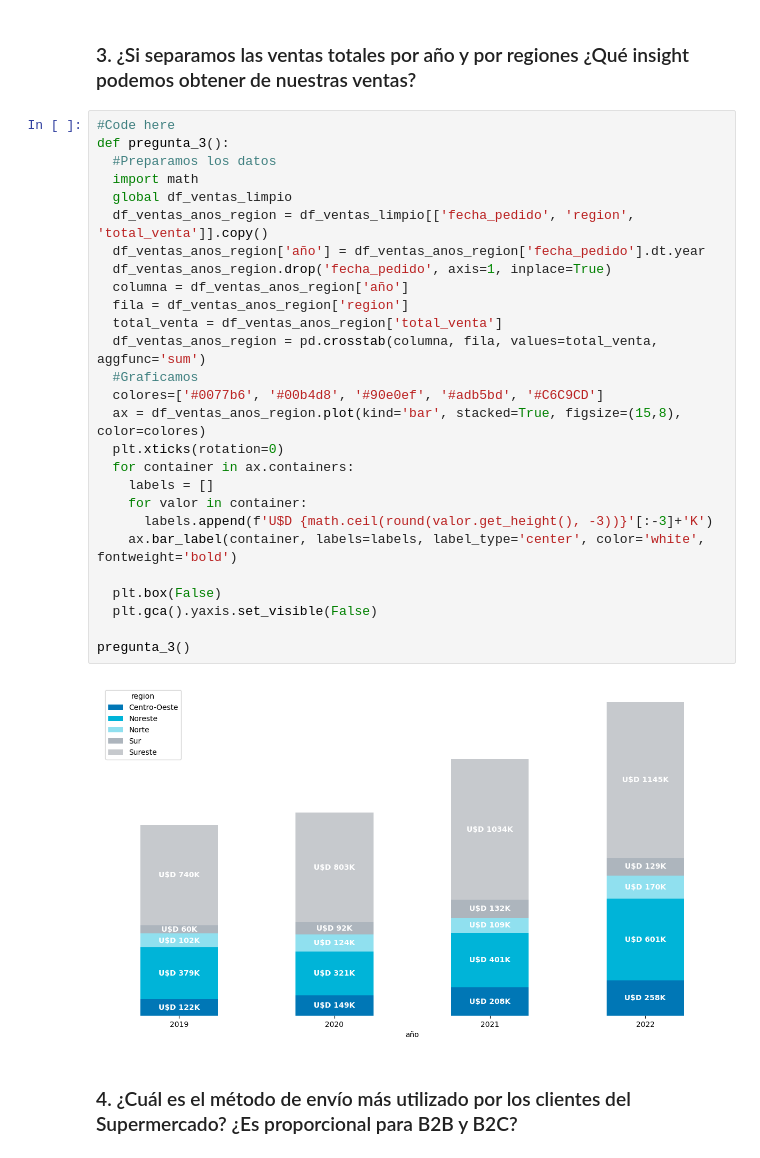
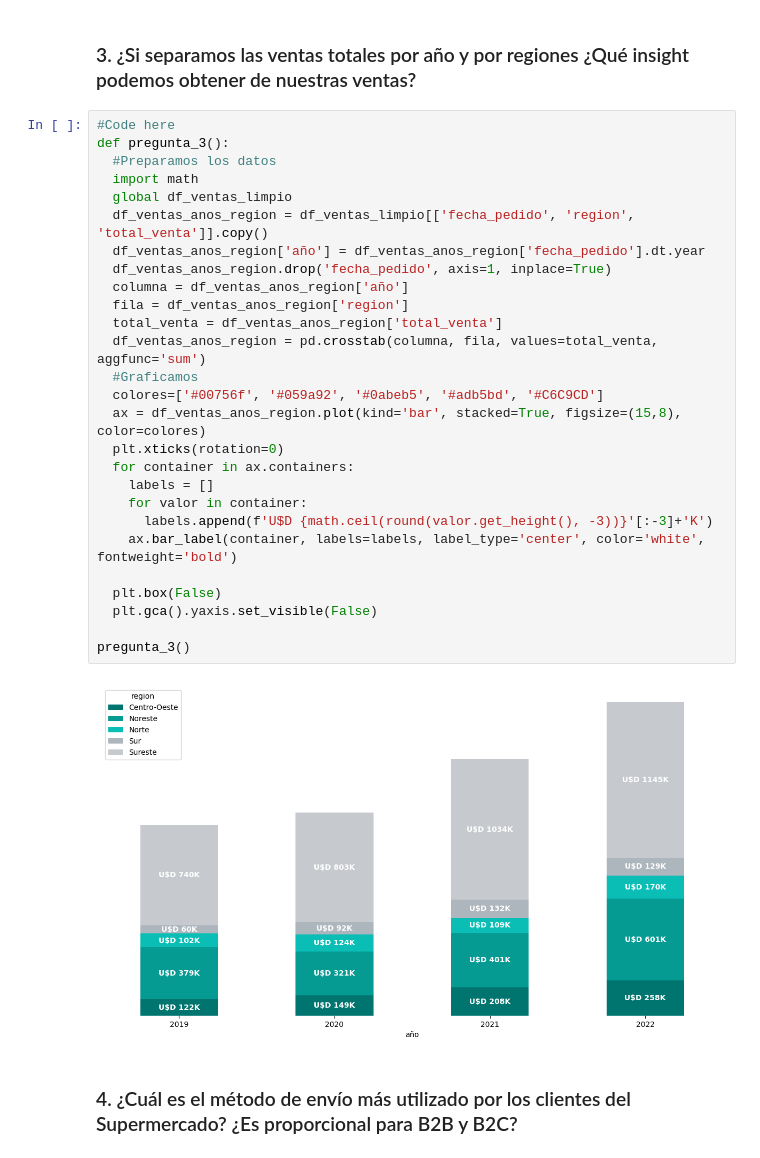
Before and after one commit to pabloing93/supermarket-sales-analysis, a Jupyter notebook: Supermarket_Sales_Analysis.ipynb, the cells around one changed output. Drawn from its saved outputs; the diff is of its cells as text.

```diff
--- a/Supermarket_Sales_Analysis.ipynb
+++ b/Supermarket_Sales_Analysis.ipynb
@@ -115,32 +115,32 @@ pregunta_2()
 # %%
 #Code here
 def pregunta_3():
   #Preparamos los datos
   import math
   global df_ventas_limpio
   df_ventas_anos_region = df_ventas_limpio[['fecha_pedido', 'region', 'total_venta']].copy()
   df_ventas_anos_region['año'] = df_ventas_anos_region['fecha_pedido'].dt.year
   df_ventas_anos_region.drop('fecha_pedido', axis=1, inplace=True)
   columna = df_ventas_anos_region['año']
   fila = df_ventas_anos_region['region']
   total_venta = df_ventas_anos_region['total_venta']
   df_ventas_anos_region = pd.crosstab(columna, fila, values=total_venta, aggfunc='sum')
   #Graficamos
-  colores=['#0077b6', '#00b4d8', '#90e0ef', '#adb5bd', '#C6C9CD']
+  colores=['#00756f', '#059a92', '#0abeb5', '#adb5bd', '#C6C9CD']
   ax = df_ventas_anos_region.plot(kind='bar', stacked=True, figsize=(15,8), color=colores)
   plt.xticks(rotation=0)
   for container in ax.containers:
     labels = []
     for valor in container:
       labels.append(f'U$D {math.ceil(round(valor.get_height(), -3))}'[:-3]+'K')
     ax.bar_label(container, labels=labels, label_type='center', color='white', fontweight='bold')
 
   plt.box(False)
   plt.gca().yaxis.set_visible(False)
 
 pregunta_3()
 # %% [output]
-[figure, old version]
+[figure, new version]
 # %% [markdown]
 ### 4. ¿Cuál es el método de envío más utilizado por los clientes del Supermercado? ¿Es proporcional para B2B y B2C?
 # %%
```
Also changed, not shown: parts of 4 cells of this notebook.
